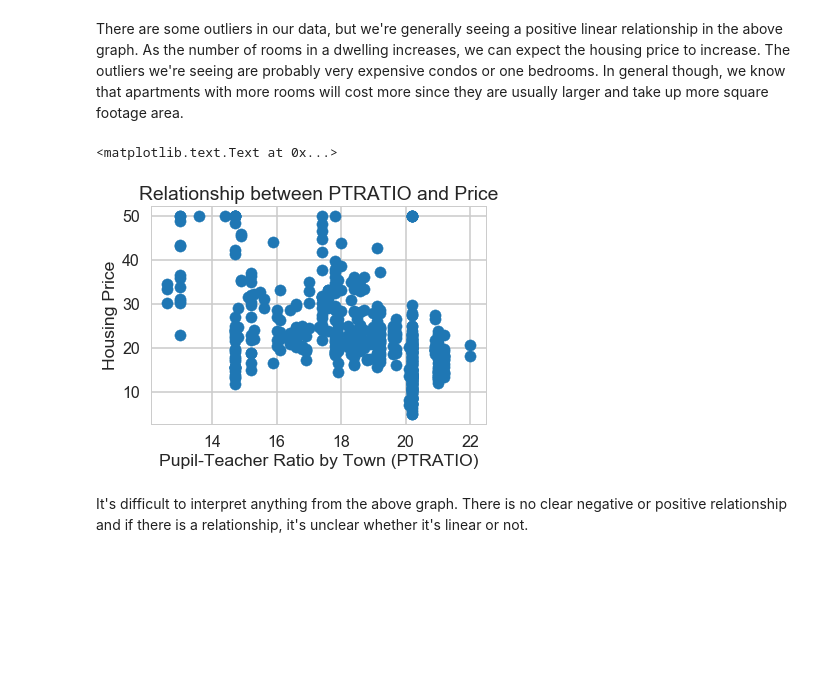
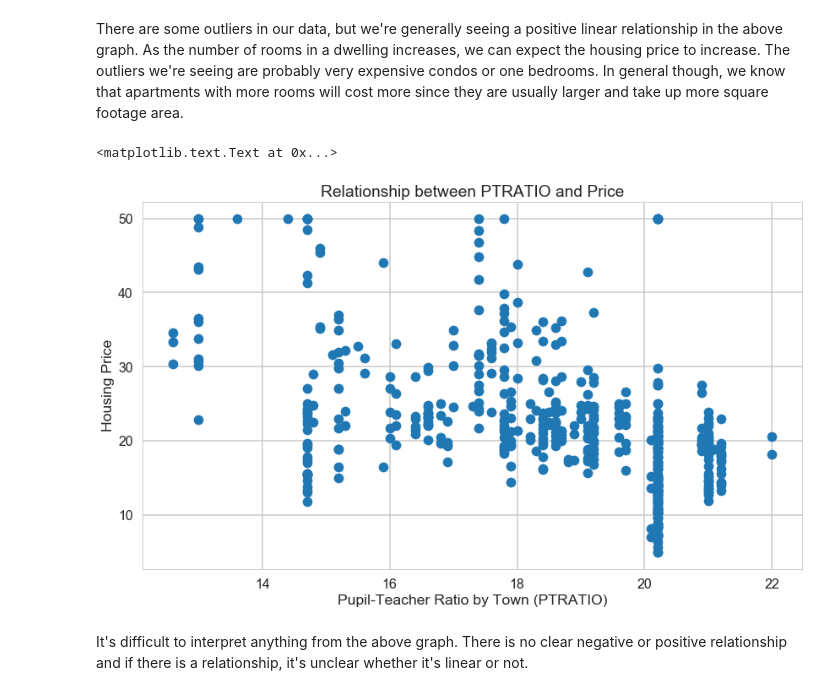
Before and after one commit to isabelvanzijl/Springboard_Other, a Jupyter notebook: Linear_Regression/Mini_Project_Linear_Regression.ipynb, the cells around one changed output. Drawn from its saved outputs; the diff is of its cells as text; code cells hidden in the pictures; blank space fills up the shorter version.

```diff
--- a/Linear_Regression/Mini_Project_Linear_Regression.ipynb
+++ b/Linear_Regression/Mini_Project_Linear_Regression.ipynb
@@ -305,13 +307,14 @@ plt.title("Relationship between RM and Price")
 There are some outliers in our data, but we're generally seeing a positive linear relationship in the above graph. As the number of rooms in a dwelling increases, we can expect the housing price to increase. The outliers we're seeing are probably very expensive condos or one bedrooms. In general though, we know that apartments with more rooms will cost more since they are usually larger and take up more square footage area.
 # %%
 # your turn: scatter plot between *PTRATIO* and *PRICE*
+plt.figure(figsize=(14,8))
 plt.scatter(bos.PTRATIO, bos.PRICE)
 plt.xlabel("Pupil-Teacher Ratio by Town (PTRATIO)")
 plt.ylabel("Housing Price")
 plt.title("Relationship between PTRATIO and Price")
 # %% [output]
 <matplotlib.text.Text at 0x...>
-[figure, old version]
+[figure, new version]
 # %% [markdown]
 It's difficult to interpret anything from the above graph. There is no clear negative or positive relationship and if there is a relationship, it's unclear whether it's linear or not.
 # %%
```
Also changed, not shown: parts of 28 cells of this notebook.
